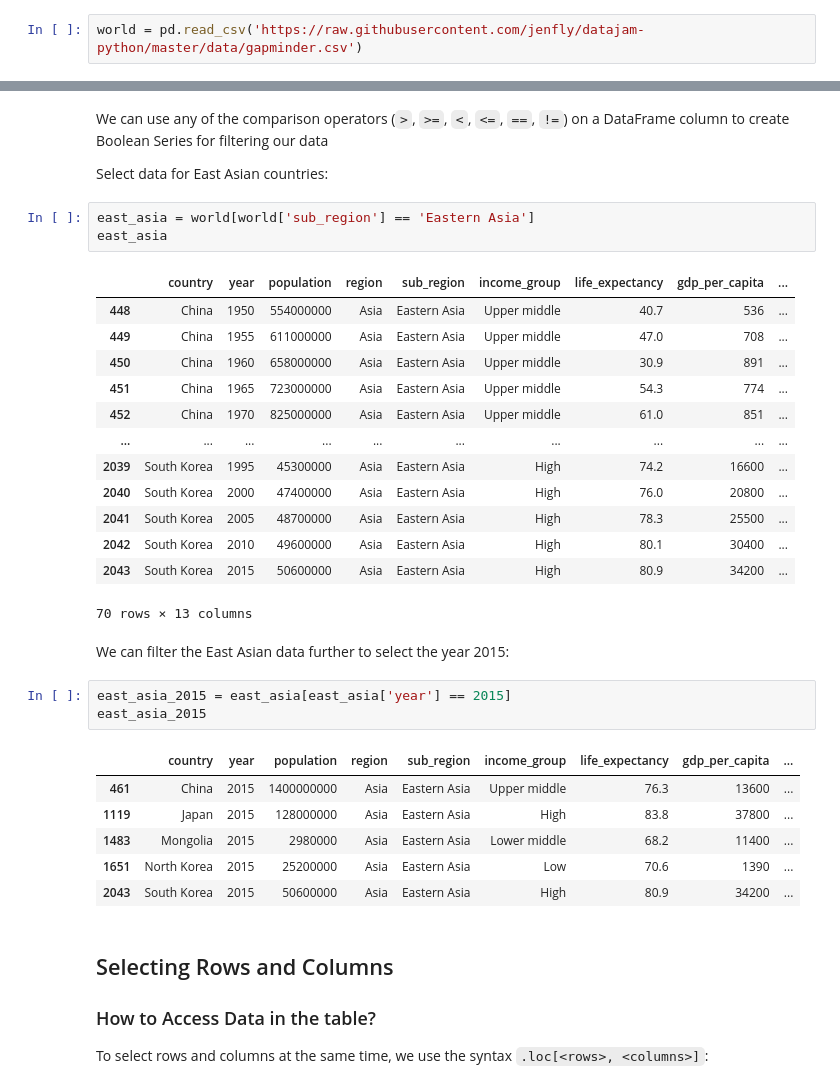
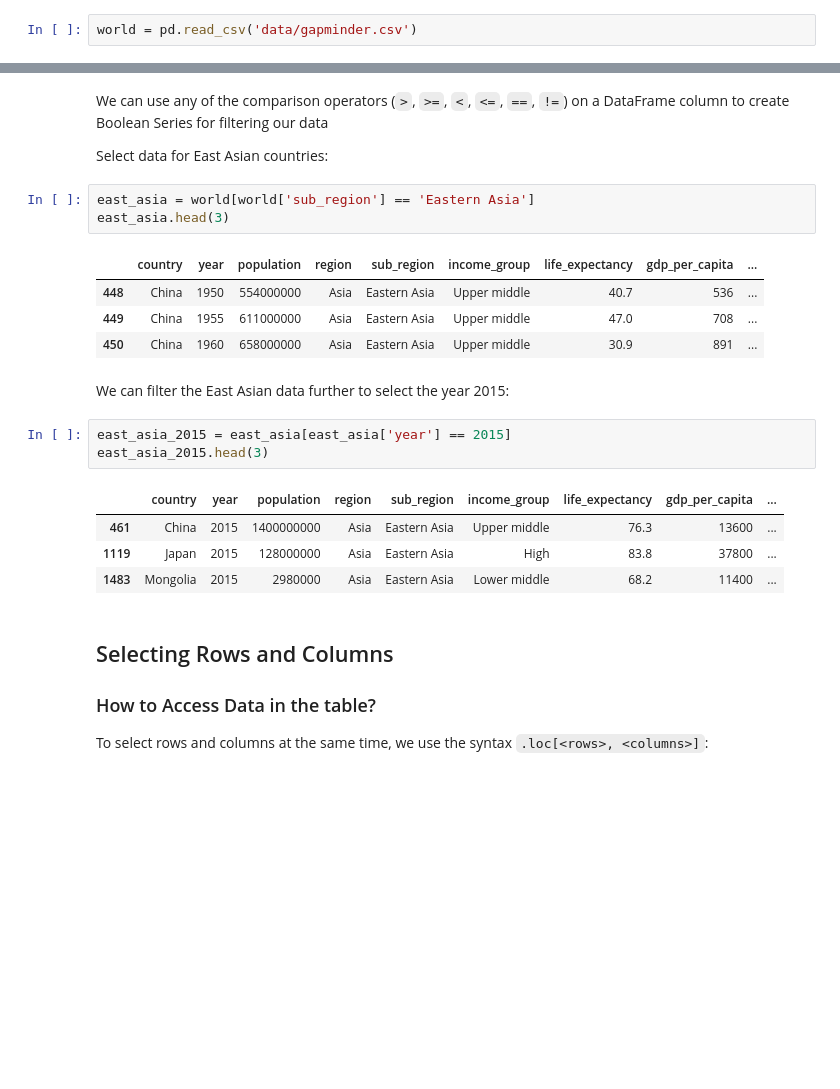
Before and after one commit to sedv8808/synaptive_lighthouse_workshop, a Jupyter notebook: W1D1/W1D1_Anaconda_and_Pandas.ipynb, the cells around one changed output, grey strips where cells are left out. Saved outputs shown, nothing was run; the diff lists cells and outputs as text; blank space fills up the shorter version.

```diff
--- a/W1D1/W1D1_Anaconda_and_Pandas.ipynb
+++ b/W1D1/W1D1_Anaconda_and_Pandas.ipynb
@@ -166,7 +149,7 @@ We'll use the function `read_csv()` to load the data into our notebook
 - The `read_csv()` function can read data from a locally saved file or from a URL
 - We'll store the data as a variable `world`
 # %%
-world = pd.read_csv('https://raw.githubusercontent.com/jenfly/datajam-python/master/data/gapminder.csv')
+world = pd.read_csv('data/gapminder.csv')
 # %%
 world
 # %% [output]
@@ -589,33 +614,22 @@ We can use any of the comparison operators (`>`, `>=`, `<`, `<=`, `==`, `!=`) on
 Select data for East Asian countries:
 # %%
 east_asia = world[world['sub_region'] == 'Eastern Asia']
-east_asia
+east_asia.head(3)
 # %% [output]
 |  | country | year | population | region | sub_region | income_group | life_expectancy | gdp_per_capita | ... |
 | 448 | China | 1950 | 554000000 | Asia | Eastern Asia | Upper middle | 40.7 | 536 | ... |
 | 449 | China | 1955 | 611000000 | Asia | Eastern Asia | Upper middle | 47.0 | 708 | ... |
 | 450 | China | 1960 | 658000000 | Asia | Eastern Asia | Upper middle | 30.9 | 891 | ... |
-| 451 | China | 1965 | 723000000 | Asia | Eastern Asia | Upper middle | 54.3 | 774 | ... |
-| 452 | China | 1970 | 825000000 | Asia | Eastern Asia | Upper middle | 61.0 | 851 | ... |
-| ... | ... | ... | ... | ... | ... | ... | ... | ... | ... |
-| 2039 | South Korea | 1995 | 45300000 | Asia | Eastern Asia | High | 74.2 | 16600 | ... |
-| 2040 | South Korea | 2000 | 47400000 | Asia | Eastern Asia | High | 76.0 | 20800 | ... |
-| 2041 | South Korea | 2005 | 48700000 | Asia | Eastern Asia | High | 78.3 | 25500 | ... |
-| 2042 | South Korea | 2010 | 49600000 | Asia | Eastern Asia | High | 80.1 | 30400 | ... |
-| 2043 | South Korea | 2015 | 50600000 | Asia | Eastern Asia | High | 80.9 | 34200 | ... |
-70 rows × 13 columns
 # %% [markdown]
 We can filter the East Asian data further to select the year 2015:
 # %%
 east_asia_2015 = east_asia[east_asia['year'] == 2015]
-east_asia_2015
+east_asia_2015.head(3)
 # %% [output]
 |  | country | year | population | region | sub_region | income_group | life_expectancy | gdp_per_capita | ... |
 | 461 | China | 2015 | 1400000000 | Asia | Eastern Asia | Upper middle | 76.3 | 13600 | ... |
 | 1119 | Japan | 2015 | 128000000 | Asia | Eastern Asia | High | 83.8 | 37800 | ... |
 | 1483 | Mongolia | 2015 | 2980000 | Asia | Eastern Asia | Lower middle | 68.2 | 11400 | ... |
-| 1651 | North Korea | 2015 | 25200000 | Asia | Eastern Asia | Low | 70.6 | 1390 | ... |
-| 2043 | South Korea | 2015 | 50600000 | Asia | Eastern Asia | High | 80.9 | 34200 | ... |
 # %% [markdown]
 ## Selecting Rows and Columns
 ### How to Access Data in the table?
```
Also changed, not shown: parts of 47 cells of this notebook.
